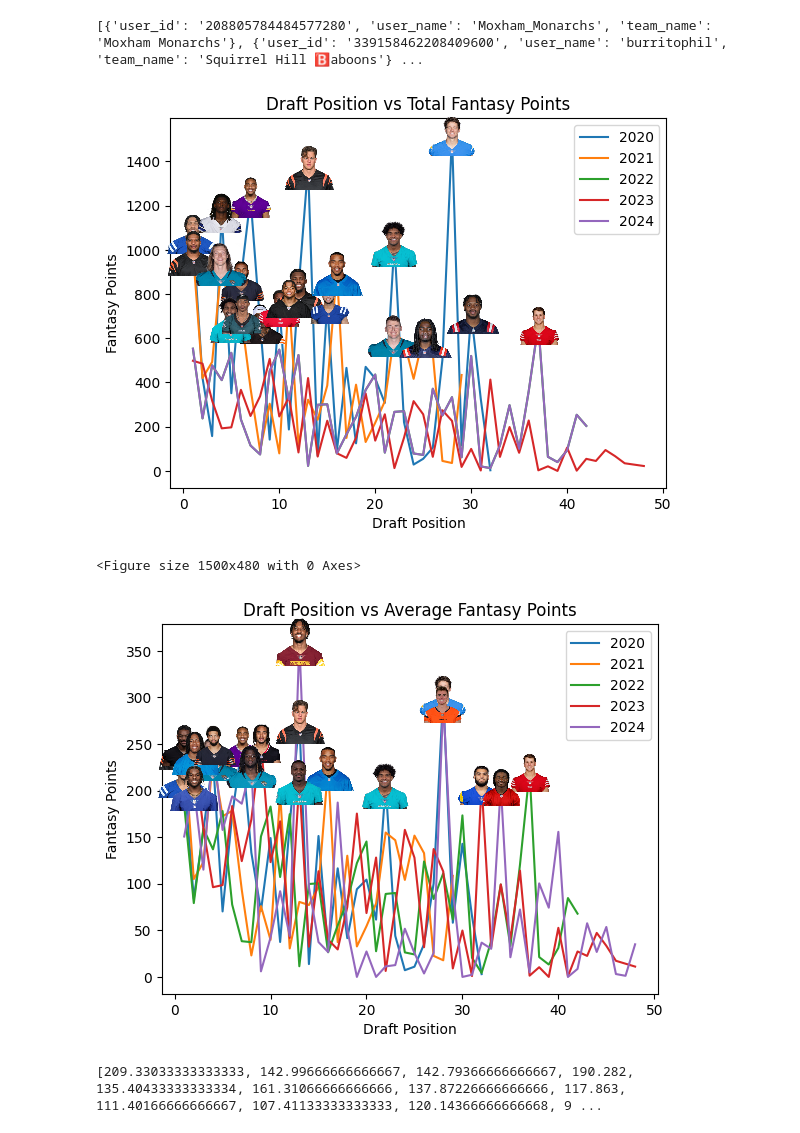
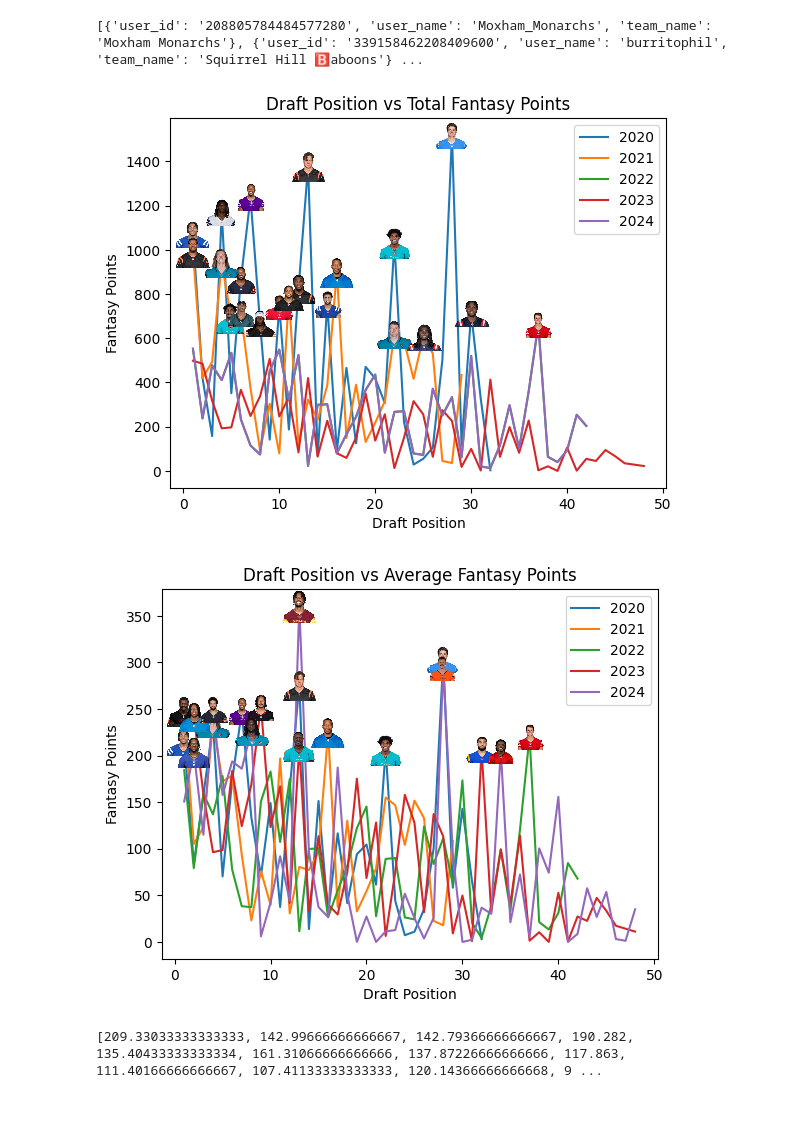
Before and after one commit to spbirus/dynasty_draft_rankings, a Jupyter notebook: rankings.ipynb, the cells around one changed output. Saved outputs shown, nothing was run; the diff lists cells and outputs as text; code cells hidden in the pictures.

```diff
--- a/rankings.ipynb
+++ b/rankings.ipynb
@@ -180,36 +180,35 @@ def imscatter(x, y, image, ax=None, zoom=1):
     ax.autoscale()
     return artists
 
 fig, ax = plt.subplots()
 def plot_draft_pos_data(data, year):
     x = []
     y = []
     for d in data:
         x.append(d['draft_pos'])
         y.append(d['total_fpts'])
 
         if d['total_fpts'] > 600:
             url = 'https://sleepercdn.com/content/nfl/players/{}.jpg'.format(d['id'])
             image = PIL.Image.open(urllib.request.urlopen(url))
             image.save('images/{}.png'.format(d['id']))
-            imscatter(d['draft_pos'], d['total_fpts'], 'images/{}.png'.format(d['id']), zoom=0.15, ax=ax)
+            imscatter(d['draft_pos'], d['total_fpts'], 'images/{}.png'.format(d['id']), zoom=0.10, ax=ax)
 
     ax.plot(x, y, label=year)
     plt.xlabel('Draft Position')
     plt.ylabel('Fantasy Points')
     plt.title('Draft Position vs Total Fantasy Points')
     plt.legend()
 
 plot_draft_pos_data(draft_2020_data, '2020')
 plot_draft_pos_data(draft_2021_data, '2021')
 plot_draft_pos_data(draft_2022_data, '2022')
 plot_draft_pos_data(draft_2023_data, '2023')
 plot_draft_pos_data(draft_2022_data, '2024')
 
 plt.show()
 # %% [output]
-[figure, old version]
+[figure, new version]
-<Figure size 1500x480 with 0 Axes>
 # %%
 # plot the data basic linechart data
 from matplotlib.offsetbox import OffsetImage, AnnotationBbox
@@ -229,7 +228,7 @@ def plot_draft_pos_data(data, year):
             url = 'https://sleepercdn.com/content/nfl/players/{}.jpg'.format(d['id'])
             image = PIL.Image.open(urllib.request.urlopen(url))
             image.save('images/{}.png'.format(d['id']))
-            imscatter(d['draft_pos'], d['avg_fpts'], 'images/{}.png'.format(d['id']), zoom=0.15, ax=ax)
+            imscatter(d['draft_pos'], d['avg_fpts'], 'images/{}.png'.format(d['id']), zoom=0.10, ax=ax)
 
     ax.plot(x, y, label=year)
     plt.xlabel('Draft Position')
@@ -245,7 +244,7 @@ plot_draft_pos_data(draft_2024_data, '2024')
 
 plt.show()
 # %% [output]
-[figure, old version]
+[figure, new version]
 # %%
 # average fpts per draft position
 
```
Also changed, not shown: parts of 2 cells of this notebook, 2 other files.
